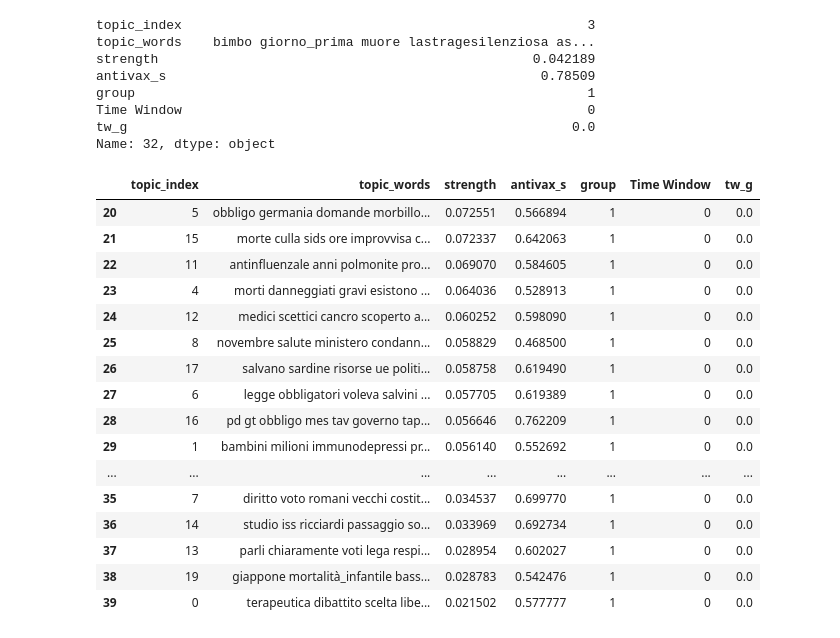
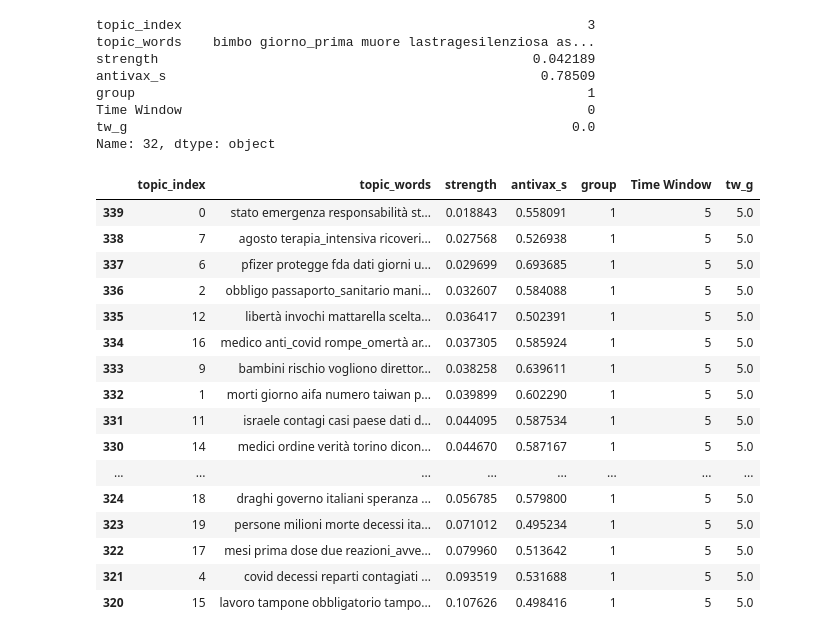
Before and after one commit to ISIFoundation/Vax-IT-20-21, a Jupyter notebook: notebooks/Topic_Modeling_4.ipynb, the cells around one changed output. Drawn from its saved outputs; the diff is of its cells as text; code cells hidden in the pictures.

```diff
--- a/notebooks/Topic_Modeling_4.ipynb
+++ b/notebooks/Topic_Modeling_4.ipynb
@@ -160,23 +167,24 @@ group                                                          1
 Time Window                                                    0
 tw_g                                                         0.0
 Name: 32, dtype: object
-# %%
-topic
-# %% [output]
-|  | topic_index | topic_words | strength | antivax_s | group | Time Window | tw_g |
-| 20 | 5 | obbligo germania domande morbillo... | 0.072551 | 0.566894 | 1 | 0 | 0.0 |
-| 21 | 15 | morte culla sids ore improvvisa c... | 0.072337 | 0.642063 | 1 | 0 | 0.0 |
-| 22 | 11 | antinfluenzale anni polmonite pro... | 0.069070 | 0.584605 | 1 | 0 | 0.0 |
-| 23 | 4 | morti danneggiati gravi esistono ... | 0.064036 | 0.528913 | 1 | 0 | 0.0 |
-| 24 | 12 | medici scettici cancro scoperto a... | 0.060252 | 0.598090 | 1 | 0 | 0.0 |
-| 25 | 8 | novembre salute ministero condann... | 0.058829 | 0.468500 | 1 | 0 | 0.0 |
-| 26 | 17 | salvano sardine risorse ue politi... | 0.058758 | 0.619490 | 1 | 0 | 0.0 |
-| 27 | 6 | legge obbligatori voleva salvini ... | 0.057705 | 0.619389 | 1 | 0 | 0.0 |
-| 28 | 16 | pd gt obbligo mes tav governo tap... | 0.056646 | 0.762209 | 1 | 0 | 0.0 |
-| 29 | 1 | bambini milioni immunodepressi pr... | 0.056140 | 0.552692 | 1 | 0 | 0.0 |
-| ... | ... | ... | ... | ... | ... | ... | ... |
-| 35 | 7 | diritto voto romani vecchi costit... | 0.034537 | 0.699770 | 1 | 0 | 0.0 |
-| 36 | 14 | studio iss ricciardi passaggio so... | 0.033969 | 0.692734 | 1 | 0 | 0.0 |
-| 37 | 13 | parli chiaramente voti lega respi... | 0.028954 | 0.602027 | 1 | 0 | 0.0 |
-| 38 | 19 | giappone mortalità_infantile bass... | 0.028783 | 0.542476 | 1 | 0 | 0.0 |
-| 39 | 0 | terapeutica dibattito scelta libe... | 0.021502 | 0.577777 | 1 | 0 | 0.0 |
+# %%
+topic = df[(df.group==1)&(df['Time Window']==5)]
+topic.sort_values('strength')
+# %% [output]
+|  | topic_index | topic_words | strength | antivax_s | group | Time Window | tw_g |
+| 339 | 0 | stato emergenza responsabilità st... | 0.018843 | 0.558091 | 1 | 5 | 5.0 |
+| 338 | 7 | agosto terapia_intensiva ricoveri... | 0.027568 | 0.526938 | 1 | 5 | 5.0 |
+| 337 | 6 | pfizer protegge fda dati giorni u... | 0.029699 | 0.693685 | 1 | 5 | 5.0 |
+| 336 | 2 | obbligo passaporto_sanitario mani... | 0.032607 | 0.584088 | 1 | 5 | 5.0 |
+| 335 | 12 | libertà invochi mattarella scelta... | 0.036417 | 0.502391 | 1 | 5 | 5.0 |
+| 334 | 16 | medico anti_covid rompe_omertà ar... | 0.037305 | 0.585924 | 1 | 5 | 5.0 |
+| 333 | 9 | bambini rischio vogliono direttor... | 0.038258 | 0.639611 | 1 | 5 | 5.0 |
+| 332 | 1 | morti giorno aifa numero taiwan p... | 0.039899 | 0.602290 | 1 | 5 | 5.0 |
+| 331 | 11 | israele contagi casi paese dati d... | 0.044095 | 0.587534 | 1 | 5 | 5.0 |
+| 330 | 14 | medici ordine verità torino dicon... | 0.044670 | 0.587167 | 1 | 5 | 5.0 |
+| ... | ... | ... | ... | ... | ... | ... | ... |
+| 324 | 18 | draghi governo italiani speranza ... | 0.056785 | 0.579800 | 1 | 5 | 5.0 |
+| 323 | 19 | persone milioni morte decessi ita... | 0.071012 | 0.495234 | 1 | 5 | 5.0 |
+| 322 | 17 | mesi prima dose due reazioni_avve... | 0.079960 | 0.513642 | 1 | 5 | 5.0 |
+| 321 | 4 | covid decessi reparti contagiati ... | 0.093519 | 0.531688 | 1 | 5 | 5.0 |
+| 320 | 15 | lavoro tampone obbligatorio tampo... | 0.107626 | 0.498416 | 1 | 5 | 5.0 |
```
Also changed, not shown: parts of 4 cells of this notebook.
